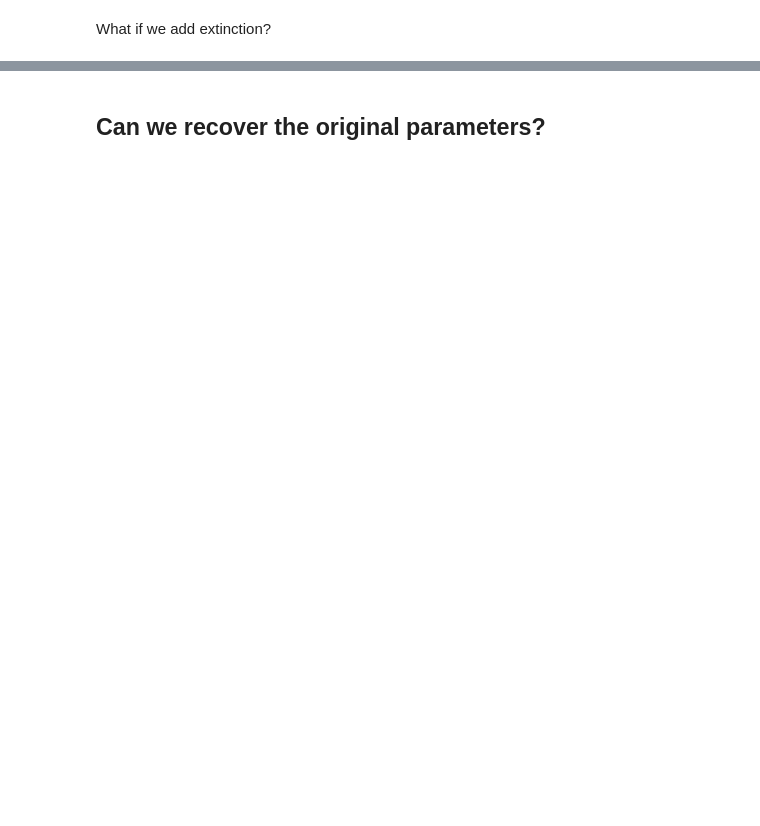
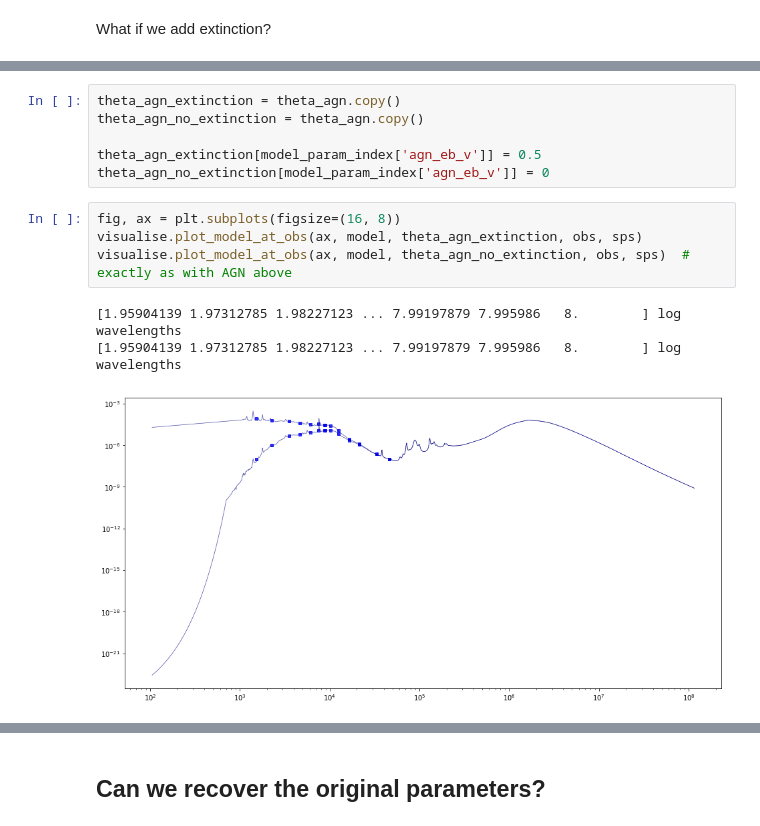
Before and after one commit to mwalmsley/agnfinder, a Jupyter notebook: notebooks/check_inference_on_synthetic_obs.ipynb, the cells around one changed output, grey strips where cells are left out. Cells and saved outputs as stored; diff of their text form; blank space fills up the shorter version.

```diff
--- a/notebooks/check_inference_on_synthetic_obs.ipynb
+++ b/notebooks/check_inference_on_synthetic_obs.ipynb
@@ -118,0 +122,14 @@ array([1.04602798e-13, 1.06446003e-13, 1.07659756e-13, ...,
+# %%
+theta_agn_extinction = theta_agn.copy()
+theta_agn_no_extinction = theta_agn.copy()
+
+theta_agn_extinction[model_param_index['agn_eb_v']] = 0.5
+theta_agn_no_extinction[model_param_index['agn_eb_v']] = 0
+# %%
+fig, ax = plt.subplots(figsize=(16, 8))
+visualise.plot_model_at_obs(ax, model, theta_agn_extinction, obs, sps)
+visualise.plot_model_at_obs(ax, model, theta_agn_no_extinction, obs, sps)  # exactly as with AGN above
+# %% [output]
+[1.95904139 1.97312785 1.98227123 ... 7.99197879 7.995986   8.        ] log wavelengths
+[1.95904139 1.97312785 1.98227123 ... 7.99197879 7.995986   8.        ] log wavelengths
+[figure, added]
```
Also changed, not shown: parts of 45 cells of this notebook, 13 other files.
